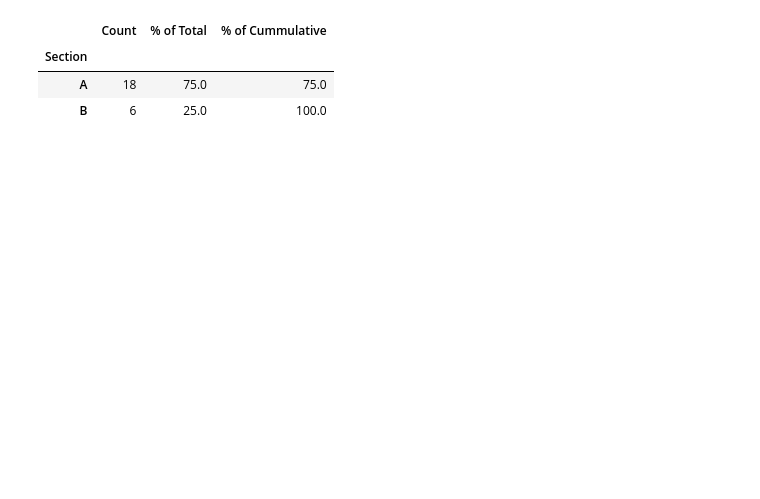
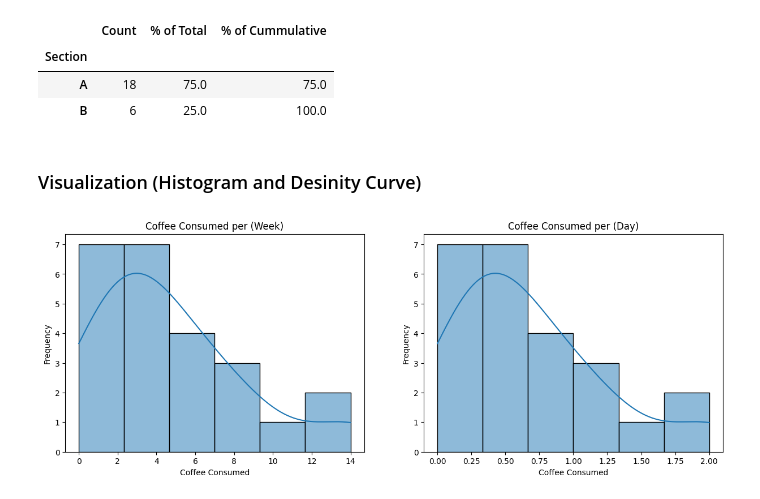
Before and after one commit to kentjordan/prob-stats, a Jupyter notebook: coffee.ipynb, the cells around one changed output. Drawn from its saved outputs; the diff is of its cells as text; code cells hidden in the pictures; blank space fills up the shorter version.

Commit message:
Added histograms and density curves

```diff
--- a/coffee.ipynb
+++ b/coffee.ipynb
@@ -183,3 +183,20 @@ pd.DataFrame({
 | Section |  |  |  |
 | A | 18 | 75.0 | 75.0 |
 | B | 6 | 25.0 | 100.0 |
+# %% [markdown]
+### Visualization (Histogram and Desinity Curve)
+# %%
+ccpw = df['Coffee Consumed per Week']
+ccpd = df['Coffee Consumed per Week'] / 7
+
+fig, (ax1, ax2) = plt.subplots(1, 2, figsize=(15, 5))
+ccpw_hist = sns.histplot(ax=ax1, data=ccpw.to_numpy(), kde=True)
+ccpw_hist.set(xlabel="Coffee Consumed", ylabel="Frequency",
+              title="Coffee Consumed per (Week)")
+ccpd_hist = sns.histplot(ax=ax2, data=ccpd.to_numpy(), kde=True)
+ccpd_hist.set(xlabel="Coffee Consumed", ylabel="Frequency",
+              title="Coffee Consumed per (Day)")
+
+plt.show()
+# %% [output]
+[figure, added]
```
Also changed, not shown: parts of 2 cells of this notebook.
